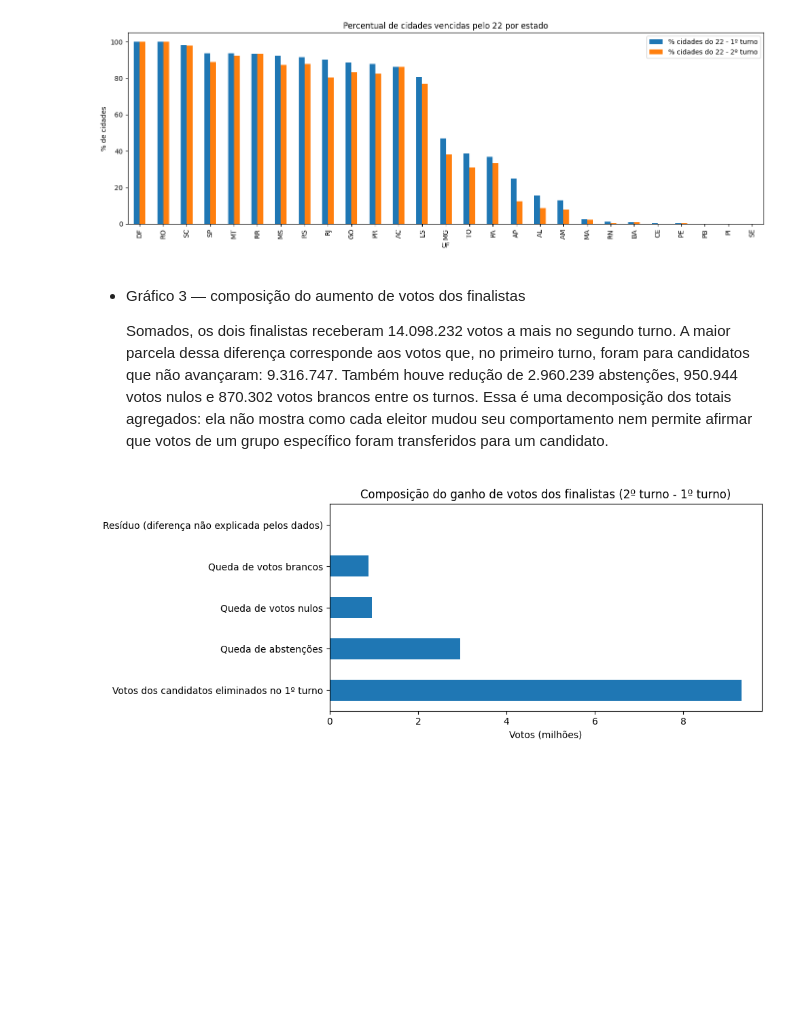
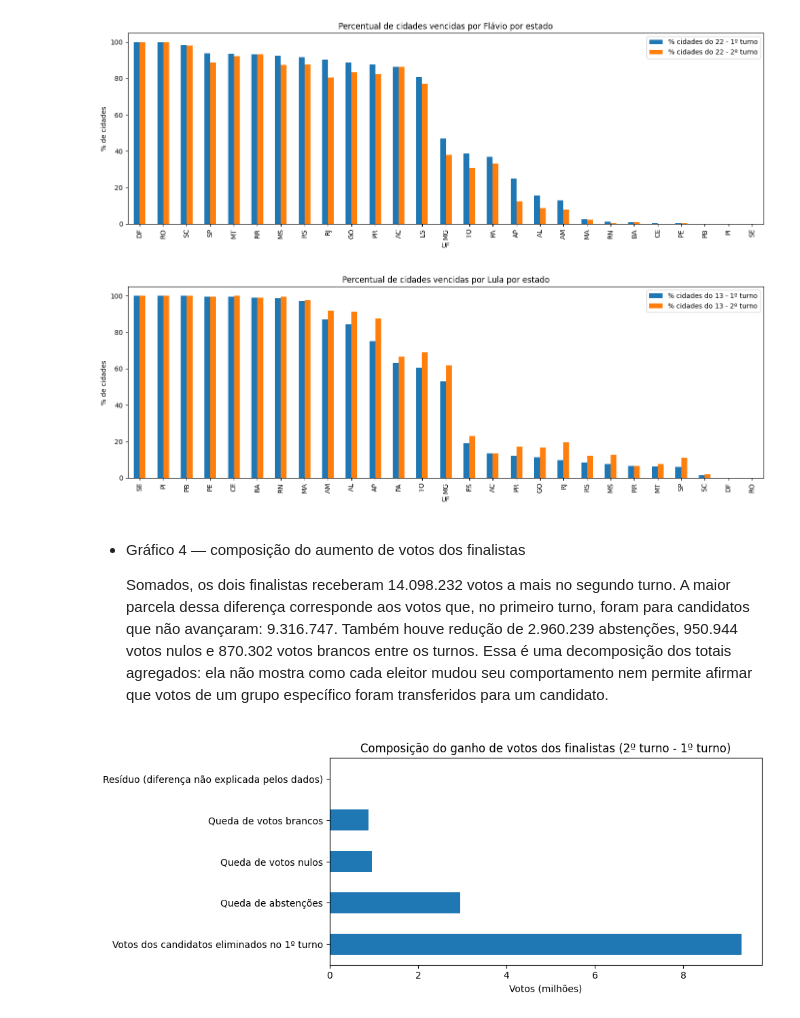
Before and after one commit to Arthxzs/Analise_Eleitoral_2026, a Jupyter notebook: Análise_votação.ipynb, the cells around one changed output. Cells and saved outputs as stored; diff of their text form; code cells hidden in the pictures; blank space fills up the shorter version.

```diff
--- a/Análise_votação.ipynb
+++ b/Análise_votação.ipynb
@@ -495,8 +495,18 @@ plt.tight_layout()
 plt.show()
 # %% [output]
 [figure]
+# %%
+# Gráfico 3: percentual de cidades vencidas pelo 22, por estado, em cada turno
+porcentagem_cidade_estados_13.plot(kind="bar", figsize=(14, 5))
+plt.title("Percentual de cidades vencidas por Lula por estado")
+plt.ylabel("% de cidades")
+plt.xlabel("UF")
+plt.tight_layout()
+plt.show()
+# %% [output]
+[figure, added]
 # %% [markdown]
-* Gráfico 3 — composição do aumento de votos dos finalistas
+* Gráfico 4 — composição do aumento de votos dos finalistas
 
    Somados, os dois finalistas receberam 14.098.232 votos a mais no segundo turno. A maior parcela dessa diferença corresponde aos votos que, no primeiro turno, foram para candidatos que não avançaram: 9.316.747. Também houve redução de 2.960.239 abstenções, 950.944 votos nulos e 870.302 votos brancos entre os turnos. Essa é uma decomposição dos totais agregados: ela não mostra como cada eleitor mudou seu comportamento nem permite afirmar que votos de um grupo específico foram transferidos para um candidato.
 # %%
```
Also changed, not shown: parts of 3 cells of this notebook.
